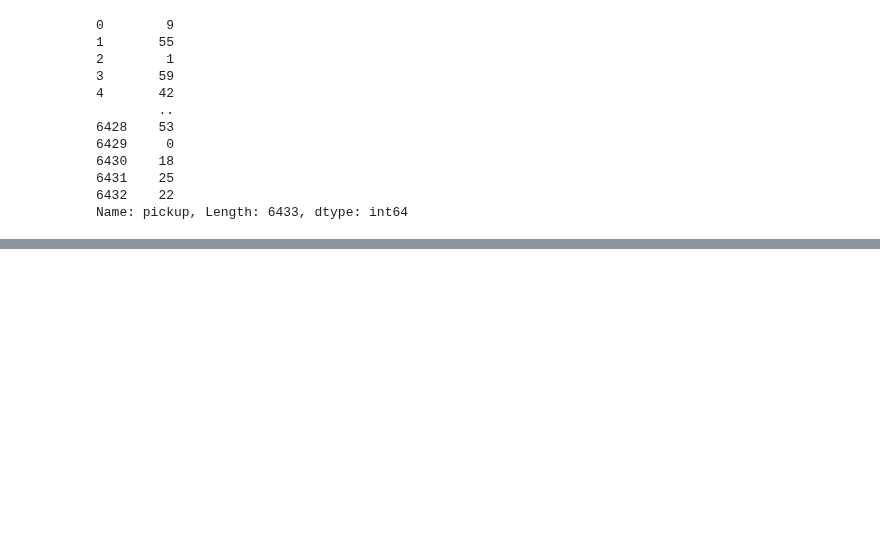
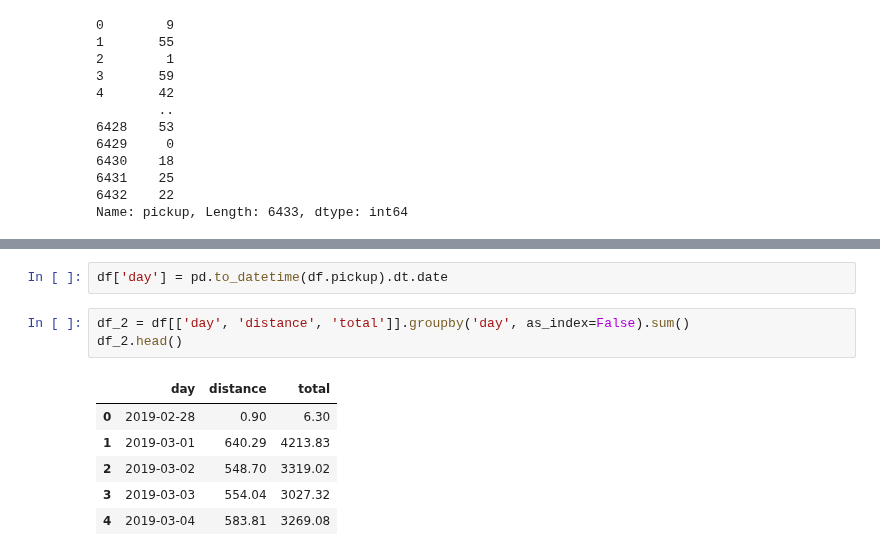
Before and after one commit to gbrs/ipython_notebook_probes, a Jupyter notebook: Probe.ipynb, the cells around one changed output, grey strips where cells are left out. Drawn from its saved outputs; the diff is of its cells as text; blank space fills up the shorter version.

```diff
--- a/Probe.ipynb
+++ b/Probe.ipynb
@@ -718,0 +729,12 @@ Name: pickup, Length: 6433, dtype: int64
+# %%
+df['day'] = pd.to_datetime(df.pickup).dt.date
+# %%
+df_2 = df[['day', 'distance', 'total']].groupby('day', as_index=False).sum()
+df_2.head()
+# %% [output]
+|  | day | distance | total |
+| 0 | 2019-02-28 | 0.90 | 6.30 |
+| 1 | 2019-03-01 | 640.29 | 4213.83 |
+| 2 | 2019-03-02 | 548.70 | 3319.02 |
+| 3 | 2019-03-03 | 554.04 | 3027.32 |
+| 4 | 2019-03-04 | 583.81 | 3269.08 |
```
Also changed, not shown: parts of 3 cells of this notebook.
